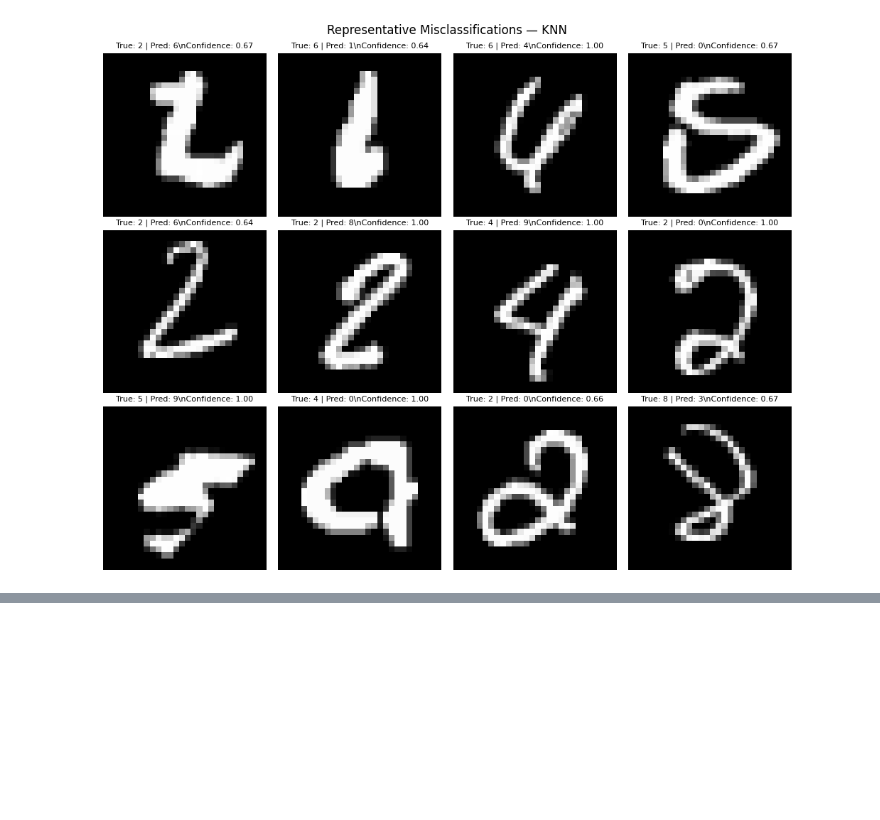
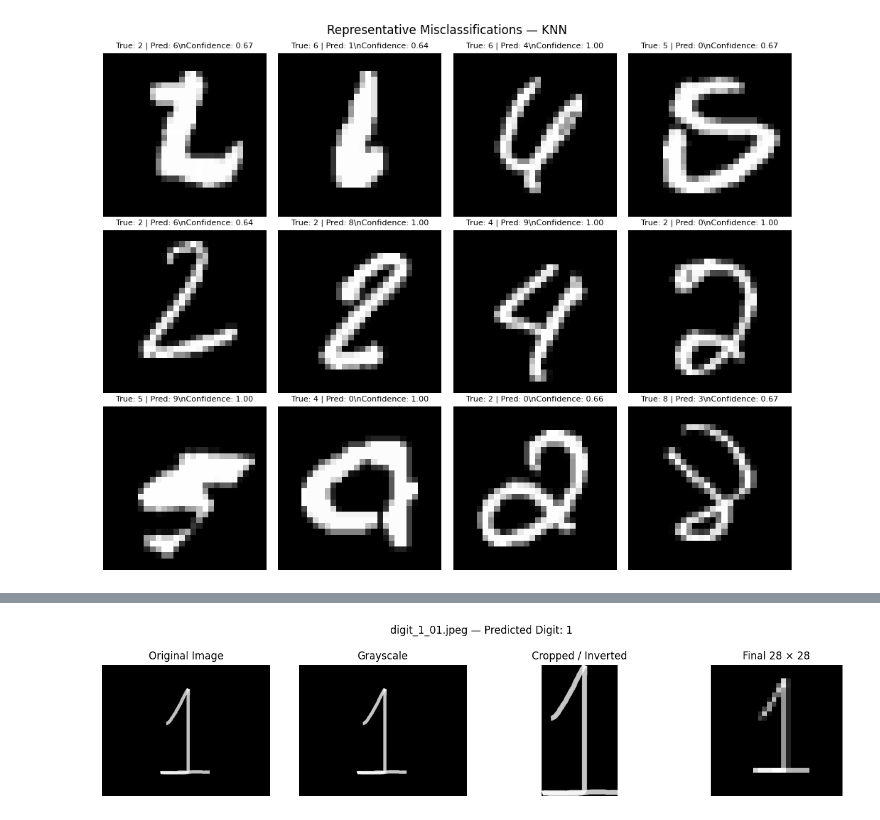
Before and after one commit to renan-leme/mnist-classification-SCTEC, a Jupyter notebook: mnist_classification_project.ipynb, the cells around one changed output, grey strips where cells are left out. Cells and saved outputs as stored; diff of their text form; code cells hidden in the pictures; blank space fills up the shorter version.

```diff
--- a/mnist_classification_project.ipynb
+++ b/mnist_classification_project.ipynb
@@ -1240,0 +1659,84 @@ else:
+# %%
+custom_prediction_results = []
+
+for image_path in custom_image_paths:
+    processed_flat, stages = preprocess_custom_digit(image_path)
+
+    predicted_digit = int(best_model.predict(processed_flat)[0])
+
+    if hasattr(best_model, "predict_proba"):
+        probabilities = best_model.predict_proba(processed_flat)[0]
+        model_classes = best_model.classes_
+        confidence = float(probabilities.max())
+    else:
+        probabilities = None
+        model_classes = np.arange(NUM_CLASSES)
+        confidence = np.nan
+
+    custom_prediction_results.append(
+        {
+            "file_name": image_path.name,
+            "predicted_digit": predicted_digit,
+            "confidence": confidence,
+        }
+    )
+
+    fig, axes = plt.subplots(1, 4, figsize=(13, 3))
+
+    axes[0].imshow(stages["original"])
+    axes[0].set_title("Original Image")
+    axes[0].axis("off")
+
+    axes[1].imshow(stages["grayscale"], cmap="gray")
+    axes[1].set_title("Grayscale")
+    axes[1].axis("off")
+
+    axes[2].imshow(stages["cropped"], cmap="gray")
+    axes[2].set_title("Cropped / Inverted")
+    axes[2].axis("off")
+
+    axes[3].imshow(stages["final_28x28"], cmap="gray")
+    axes[3].set_title("Final 28 × 28")
+    axes[3].axis("off")
+
+    fig.suptitle(
+        f"{image_path.name} — Predicted Digit: {predicted_digit}"
+    )
+    plt.tight_layout()
+
+    preprocessing_path = (
+        CUSTOM_PREDICTIONS_DIR
+        / f"{image_path.stem}_preprocessing.png"
+    )
+    fig.savefig(preprocessing_path, dpi=150, bbox_inches="tight")
+    plt.show()
+
+    if probabilities is not None:
+        fig, ax = plt.subplots(figsize=(8, 4))
+        ax.bar(model_classes, probabilities)
+        ax.set_title(
+            f"Prediction Probabilities — {image_path.name}"
+        )
+        ax.set_xlabel("Digit")
+        ax.set_ylabel("Predicted Probability")
+        ax.set_xticks(model_classes)
+        ax.set_ylim(0, 1)
+        plt.tight_layout()
+
+        probability_path = (
+            CUSTOM_PREDICTIONS_DIR
+            / f"{image_path.stem}_probabilities.png"
+        )
+        fig.savefig(probability_path, dpi=150, bbox_inches="tight")
+        plt.show()
+
+        print(
+            f"{image_path.name}: predicted={predicted_digit}, "
+            f"confidence={confidence:.4f}"
+        )
+
+if custom_prediction_results:
+    custom_prediction_results_df = pd.DataFrame(custom_prediction_results)
+    display(custom_prediction_results_df)
+# %% [output]
+[figure, added]
```
Also changed, not shown: parts of 16 cells of this notebook, 4 other files.
